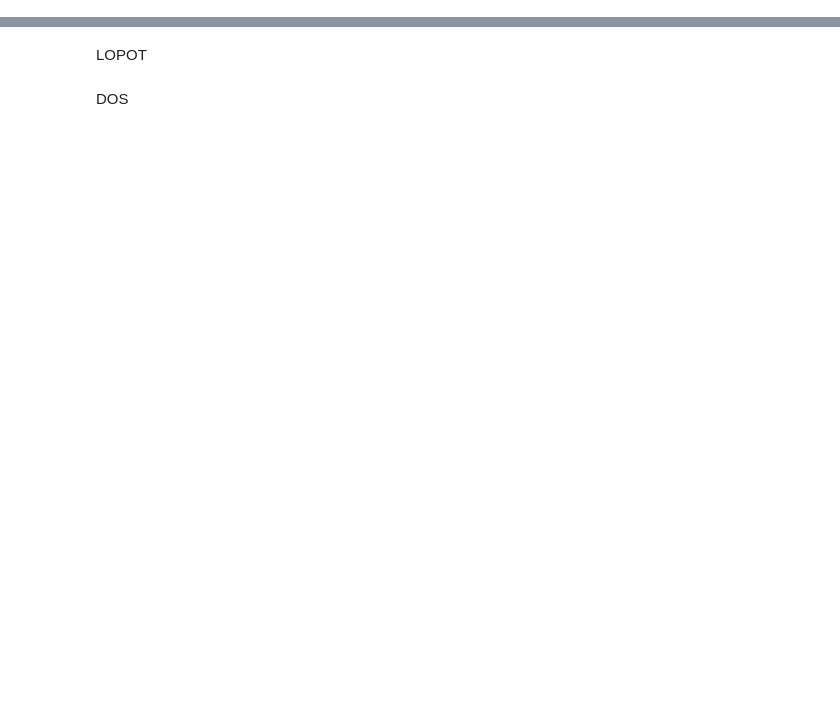
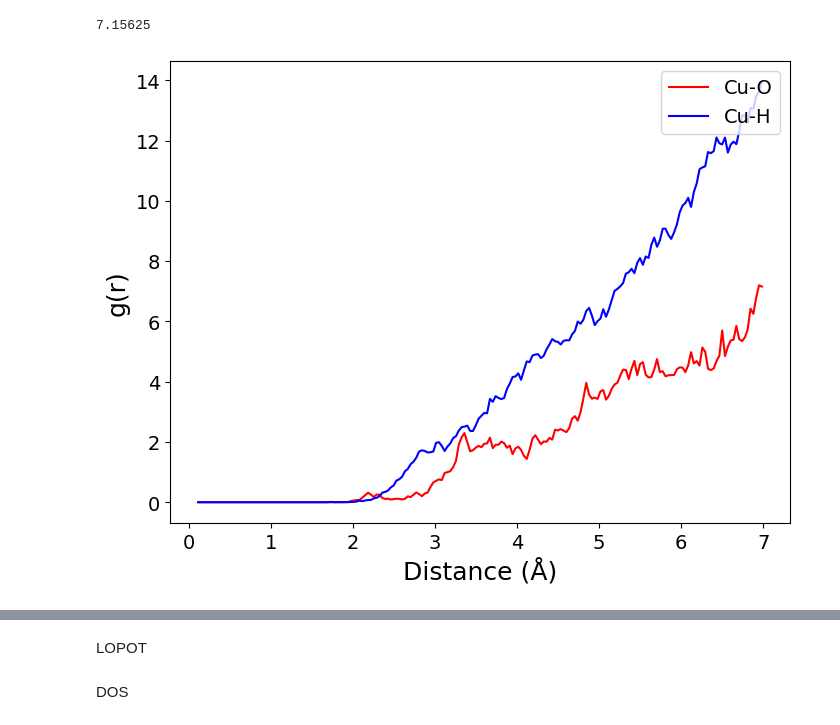
Before and after one commit to JihoonSon94/MD_Analysis, a Jupyter notebook: MD.ipynb, the cells around one changed output, grey strips where cells are left out. Saved outputs shown, nothing was run; the diff lists cells and outputs as text; code cells hidden in the pictures; blank space fills up the shorter version.

```diff
--- a/MD.ipynb
+++ b/MD.ipynb
@@ -385,0 +298,52 @@ Number density of O: 0.016379 atoms/Å³
+# %%
+import MDAnalysis as mda
+from MDAnalysis.analysis.rdf import InterRDF
+import matplotlib.pyplot as plt
+import numpy as np
+from tkinter import filedialog
+from ase.io import read
+
+# CIF 파일 읽기
+atoms_1 = read("C:\\Users\\Jihoon\\Desktop\\Cu.cif")
+
+# 격자 벡터 lengths
+cellpar1 = atoms_1.cell.cellpar()
+
+
+u1 = mda.Universe("C:\\Users\\Jihoon\\Desktop\\Cu-pos-1.xyz")
+u1.dimensions = np.array(cellpar1)
+
+
+u1_ag_O = u1.select_atoms('name O and (prop z < 12)')
+u1_ag_H = u1.select_atoms("name H and (prop z < 12)")
+u1_ag_Cu = u1.select_atoms("name Cu and (prop z > 5)")
+
+
+# RDF 계산
+rdf1 = InterRDF(u1_ag_Cu, u1_ag_O, nbins=200, range=(0.1, 7.0), norm="none")
+rdf2 = InterRDF(u1_ag_Cu, u1_ag_H, nbins=200, range=(0.1, 7.0), norm="none")
+rdf1.run(start=500, stop=1300, step=1)
+rdf2.run(start=500, stop=1300, step=1)
+
+
+print(rdf1.rdf[199])
+
+
+# 결과 시각화
+plt.figure(figsize=(8,6))
+plt.plot(rdf1.bins, rdf1.rdf, label='Cu-O', color='red')
+plt.plot(rdf2.bins, rdf2.rdf, label='Cu-H', color='blue')
+
+
+#plt.xlim(-0.2, 6)
+#plt.ylim(-0.2, 4.8)
+plt.legend(fontsize=14, loc='upper right')
+plt.xlabel('Distance (Å)', fontsize=18)
+plt.ylabel('g(r)', fontsize=18)
+plt.xticks(fontsize=14)
+plt.yticks(fontsize=14)
+#plt.title('Radial Distribution Function',fontsize=20, fontweight='bold')
+plt.show()
+# %% [output]
+7.15625
+[figure, added]
```
Also changed, not shown: parts of 17 cells of this notebook.
